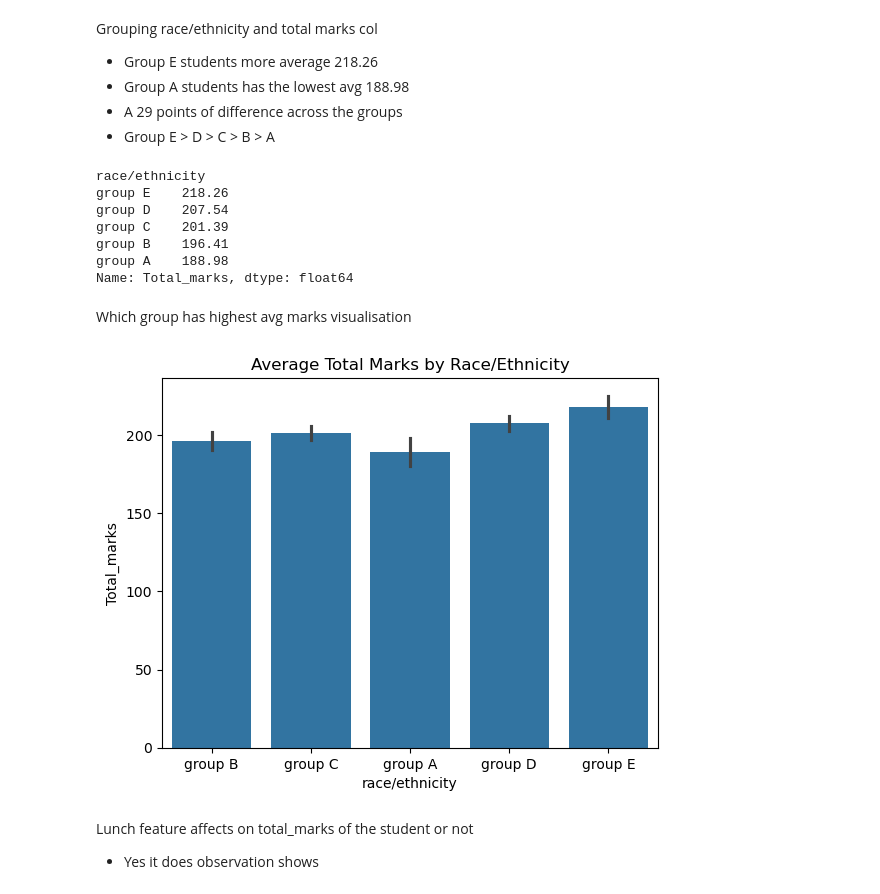
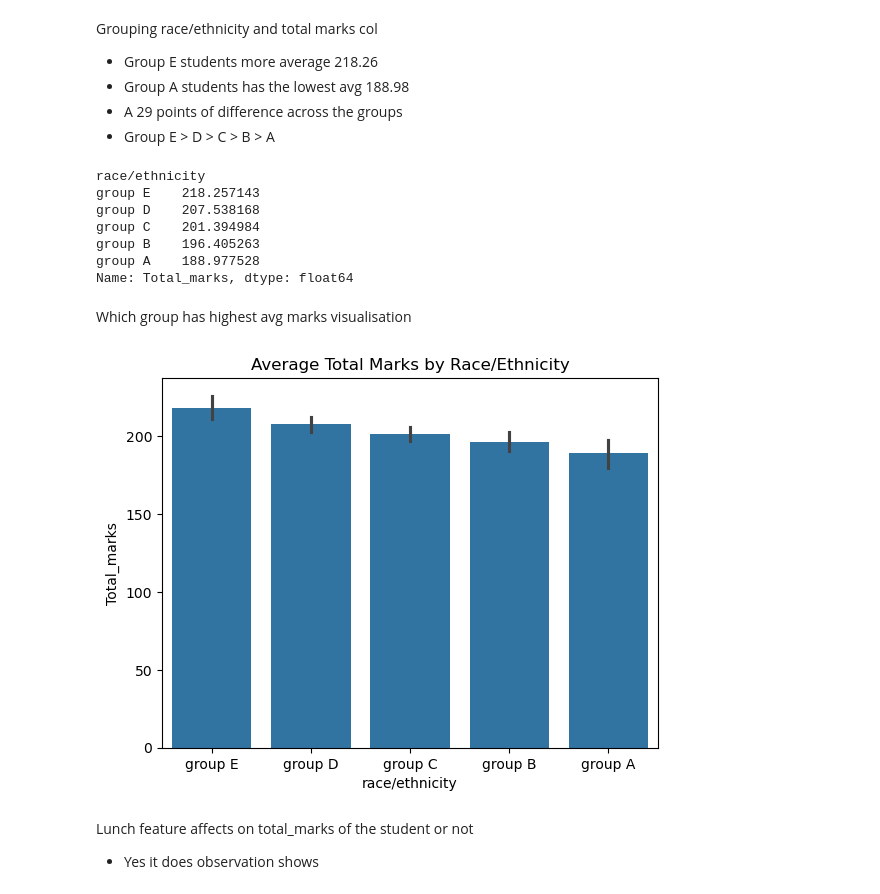
Before and after one commit to NamanTech04/ml-field-notes, a Jupyter notebook: data-analysis/03_student_performance/student_eda.ipynb, the cells around one changed output. Drawn from its saved outputs; the diff is of its cells as text; code cells hidden in the pictures.

```diff
--- a/data-analysis/03_student_performance/student_eda.ipynb
+++ b/data-analysis/03_student_performance/student_eda.ipynb
@@ -197,23 +197,24 @@ Grouping race/ethnicity and total marks col
 - A 29 points of difference across the groups
 - Group E > D > C > B > A
 # %%
-df.groupby('race/ethnicity')['Total_marks'].mean().round(2).sort_values(ascending=False)
+df.groupby('race/ethnicity')['Total_marks'].mean().sort_values(ascending=False)
 # %% [output]
 race/ethnicity
-group E    218.26
-group D    207.54
-group C    201.39
-group B    196.41
-group A    188.98
+group E    218.257143
+group D    207.538168
+group C    201.394984
+group B    196.405263
+group A    188.977528
 Name: Total_marks, dtype: float64
 # %% [markdown]
 Which group has highest avg marks visualisation
 # %%
-sns.barplot(data=df, x='race/ethnicity', y='Total_marks')
+orderr = df.groupby('race/ethnicity')['Total_marks'].mean().sort_values(ascending=False).index.tolist()
+sns.barplot(data=df, x='race/ethnicity', y='Total_marks', order= orderr)
 plt.title('Average Total Marks by Race/Ethnicity')
 plt.show()
 # %% [output]
-[figure, old version]
+[figure, new version]
 # %% [markdown]
 Lunch feature affects on total_marks of the student or not
 - Yes it does observation shows
```
Also changed, not shown: parts of 1 cell of this notebook, 1 other file.
